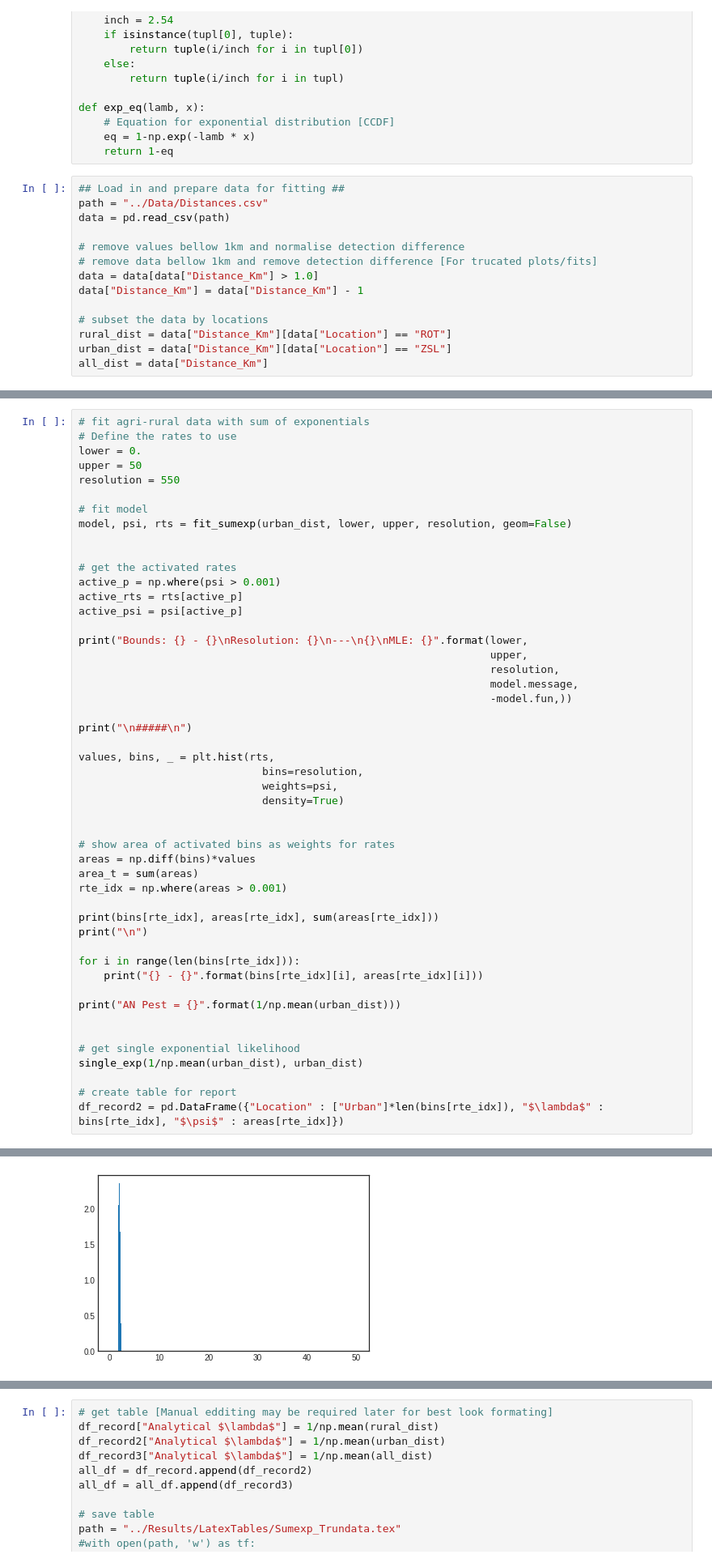
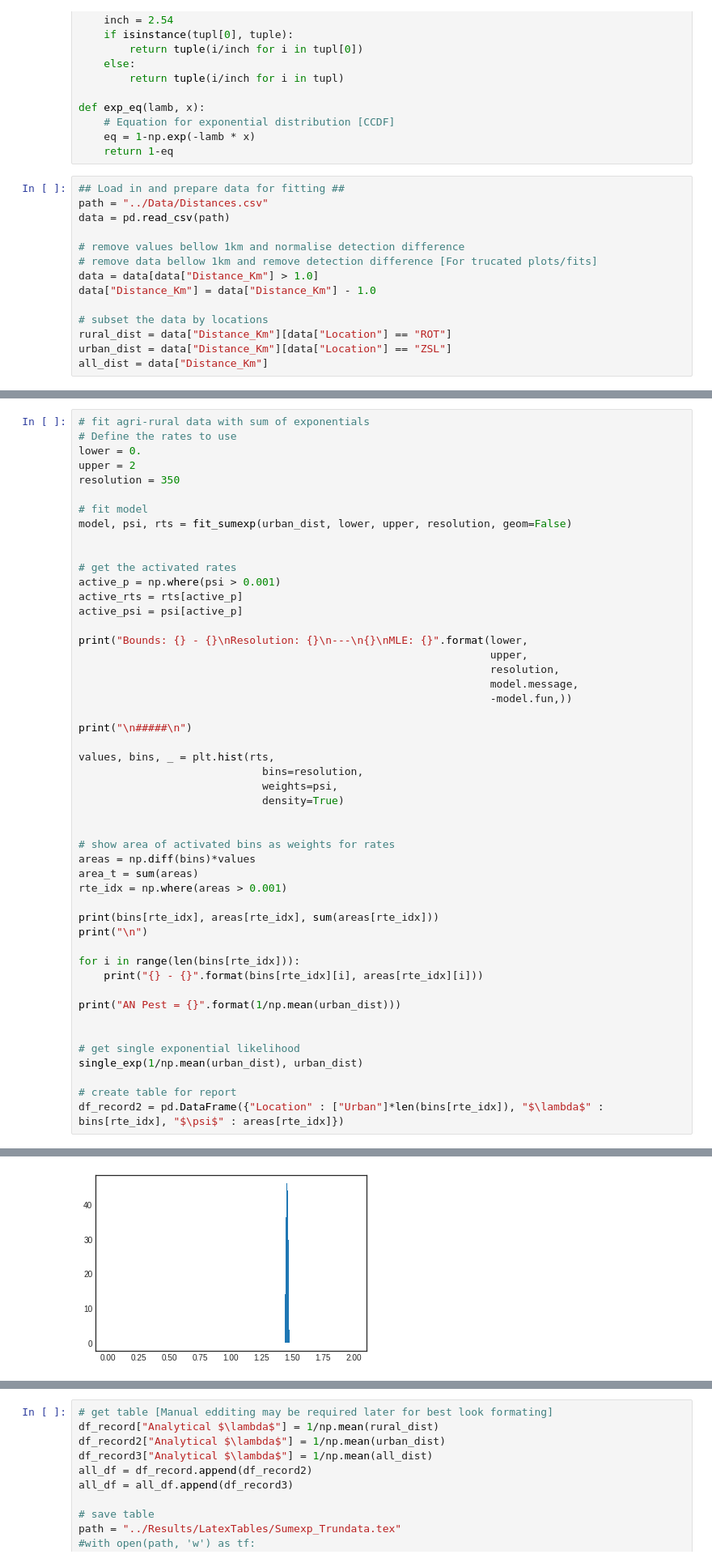
Before and after one commit to joseph-palmer/CMEECourseWork, a Jupyter notebook: Project/Notebooks/ScaleAnalysis_trundata.ipynb, the cells around one changed output, grey strips where cells are left out. Shown at 81% size. Drawn from its saved outputs; the diff is of its cells as text.

```diff
--- a/Project/Notebooks/ScaleAnalysis_trundata.ipynb
+++ b/Project/Notebooks/ScaleAnalysis_trundata.ipynb
@@ -110,7 +110,7 @@ data = pd.read_csv(path)
 # remove values bellow 1km and normalise detection difference
 # remove data bellow 1km and remove detection difference [For trucated plots/fits]
 data = data[data["Distance_Km"] > 1.0]
-data["Distance_Km"] = data["Distance_Km"] - 1
+data["Distance_Km"] = data["Distance_Km"] - 1.0
 
 # subset the data by locations
 rural_dist = data["Distance_Km"][data["Location"] == "ROT"]
@@ -234,8 +231,8 @@ Text(0.04, 0.68, 'B')
 # fit agri-rural data with sum of exponentials
 # Define the rates to use
 lower = 0.
-upper = 50
-resolution = 550
+upper = 2
+resolution = 350
 
 # fit model
 model, psi, rts = fit_sumexp(urban_dist, lower, upper, resolution, geom=False)
@@ -300,4 +298,4 @@ AN Pest = 1.889797238534941
-[figure, old version]
+[figure, new version]
 # %%
 # Make plots # CHANGE SAVE NAME WHEN CHANGING DATA SOURCE!
 import matplotlib
```
Also changed, not shown: parts of 7 cells of this notebook, 5 other files.
